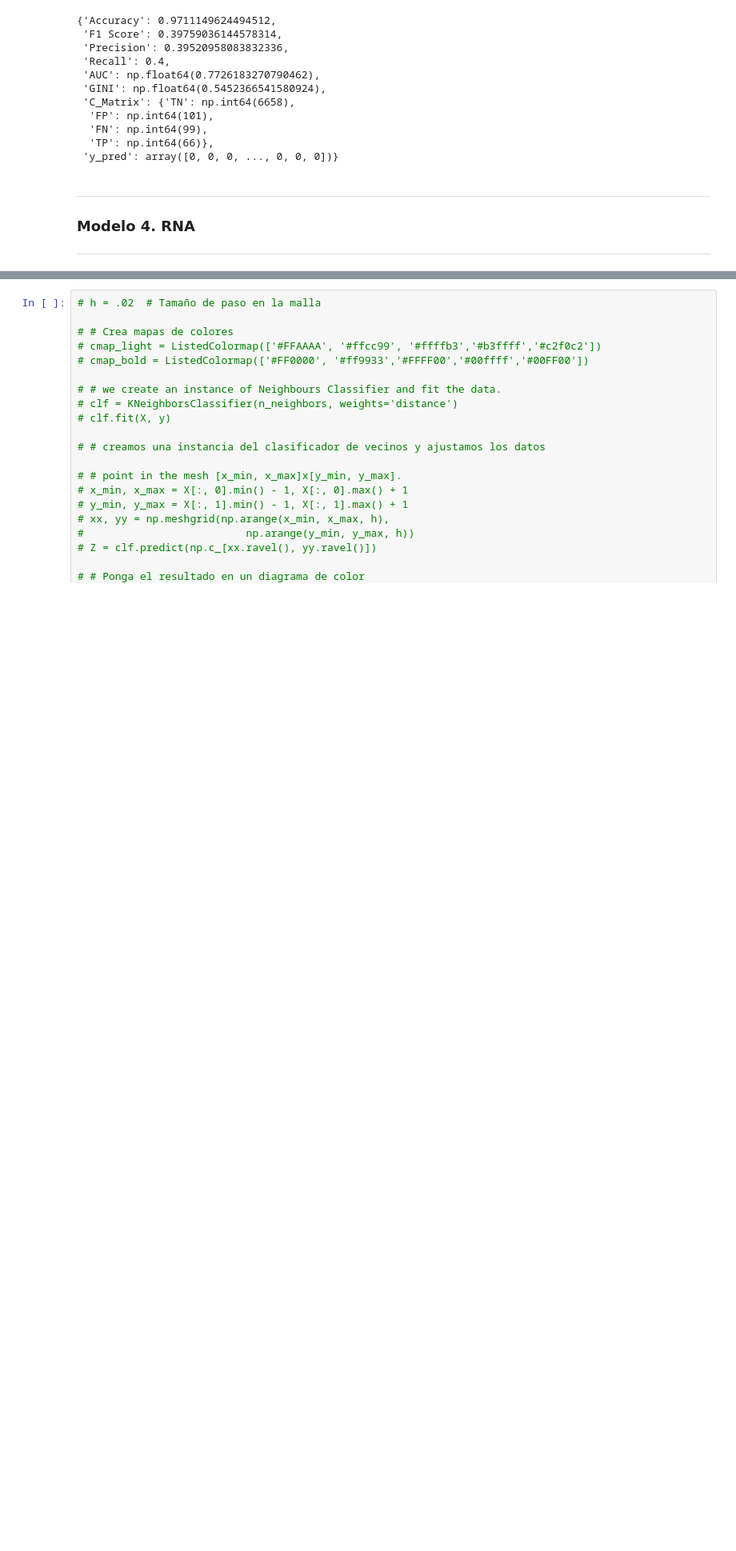
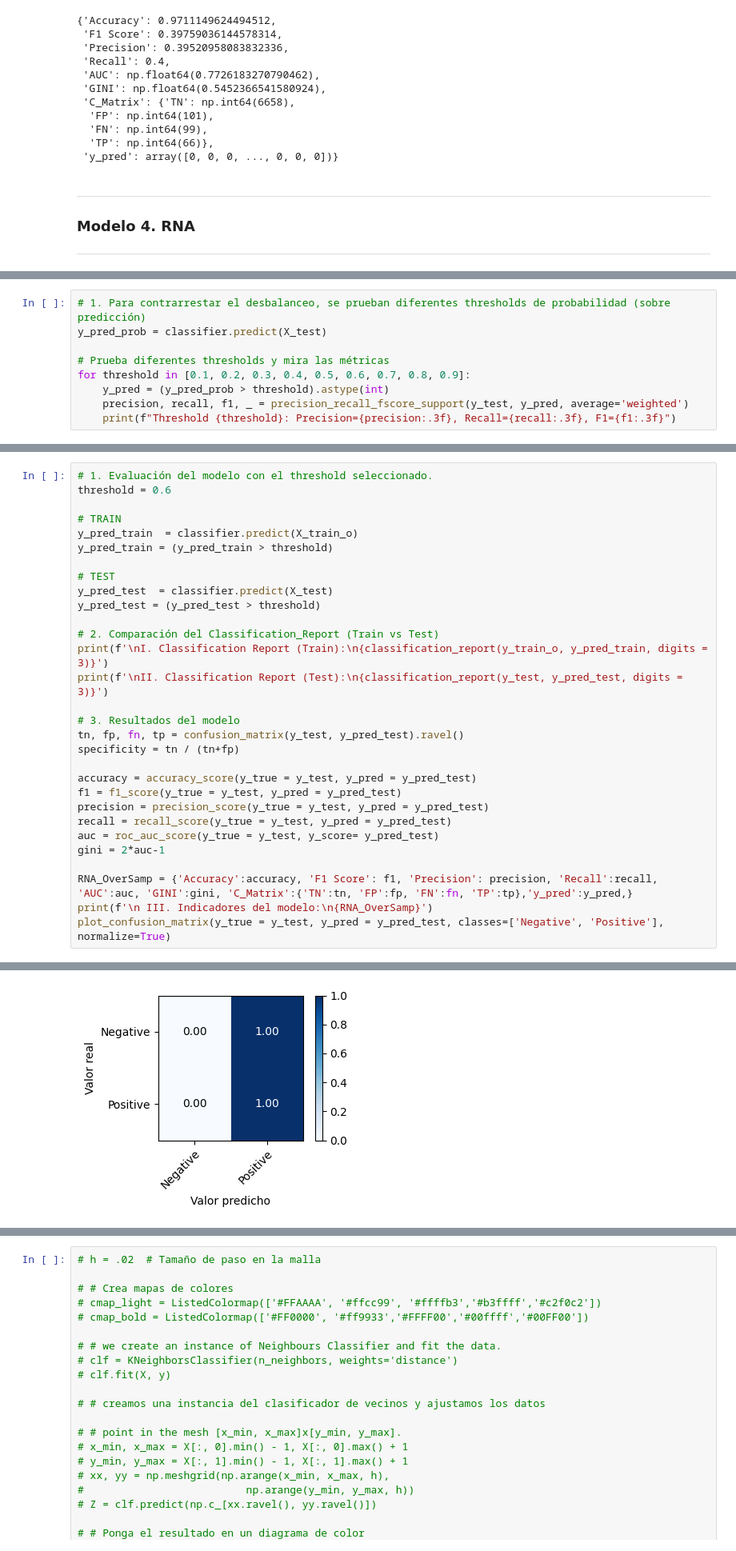
Before and after one commit to AxisAngeles/Antitheft_Insurances_ML_AAP, a Jupyter notebook: Antitheft_insurances.ipynb, the cells around one changed output, grey strips where cells are left out. Shown at 80% size. Saved outputs shown, nothing was run; the diff lists cells and outputs as text; blank space fills up the shorter version.

```diff
--- a/Antitheft_insurances.ipynb
+++ b/Antitheft_insurances.ipynb
@@ -1372,0 +1500,9 @@ weighted avg      0.953     0.976     0.964      6924
+# %%
+# 1. Para contrarrestar el desbalanceo, se prueban diferentes thresholds de probabilidad (sobre predicción)
+y_pred_prob = classifier.predict(X_test)
+
+# Prueba diferentes thresholds y mira las métricas
+for threshold in [0.1, 0.2, 0.3, 0.4, 0.5, 0.6, 0.7, 0.8, 0.9]:
+    y_pred = (y_pred_prob > threshold).astype(int)
+    precision, recall, f1, _ = precision_recall_fscore_support(y_test, y_pred, average='weighted')
+    print(f"Threshold {threshold}: Precision={precision:.3f}, Recall={recall:.3f}, F1={f1:.3f}")
@@ -1372,0 +1520,31 @@ weighted avg      0.953     0.976     0.964      6924
+# %%
+# 1. Evaluación del modelo con el threshold seleccionado.
+threshold = 0.6
+
+# TRAIN
+y_pred_train  = classifier.predict(X_train_o)
+y_pred_train = (y_pred_train > threshold)
+
+# TEST
+y_pred_test  = classifier.predict(X_test)
+y_pred_test = (y_pred_test > threshold)
+
+# 2. Comparación del Classification_Report (Train vs Test)
+print(f'\nI. Classification Report (Train):\n{classification_report(y_train_o, y_pred_train, digits = 3)}')
+print(f'\nII. Classification Report (Test):\n{classification_report(y_test, y_pred_test, digits = 3)}')
+
+# 3. Resultados del modelo
+tn, fp, fn, tp = confusion_matrix(y_test, y_pred_test).ravel()
+specificity = tn / (tn+fp)
+
+accuracy = accuracy_score(y_true = y_test, y_pred = y_pred_test)
+f1 = f1_score(y_true = y_test, y_pred = y_pred_test)
+precision = precision_score(y_true = y_test, y_pred = y_pred_test)
+recall = recall_score(y_true = y_test, y_pred = y_pred_test)
+auc = roc_auc_score(y_true = y_test, y_score= y_pred_test)
+gini = 2*auc-1
+
+RNA_OverSamp = {'Accuracy':accuracy, 'F1 Score': f1, 'Precision': precision, 'Recall':recall, 'AUC':auc, 'GINI':gini, 'C_Matrix':{'TN':tn, 'FP':fp, 'FN':fn, 'TP':tp},'y_pred':y_pred,}
+print(f'\n III. Indicadores del modelo:\n{RNA_OverSamp}')
+plot_confusion_matrix(y_true = y_test, y_pred = y_pred_test, classes=['Negative', 'Positive'], normalize=True)
+# %% [output]
@@ -1372,0 +1568 @@ weighted avg      0.953     0.976     0.964      6924
+[figure, added]
```
Also changed, not shown: parts of 30 cells of this notebook.
